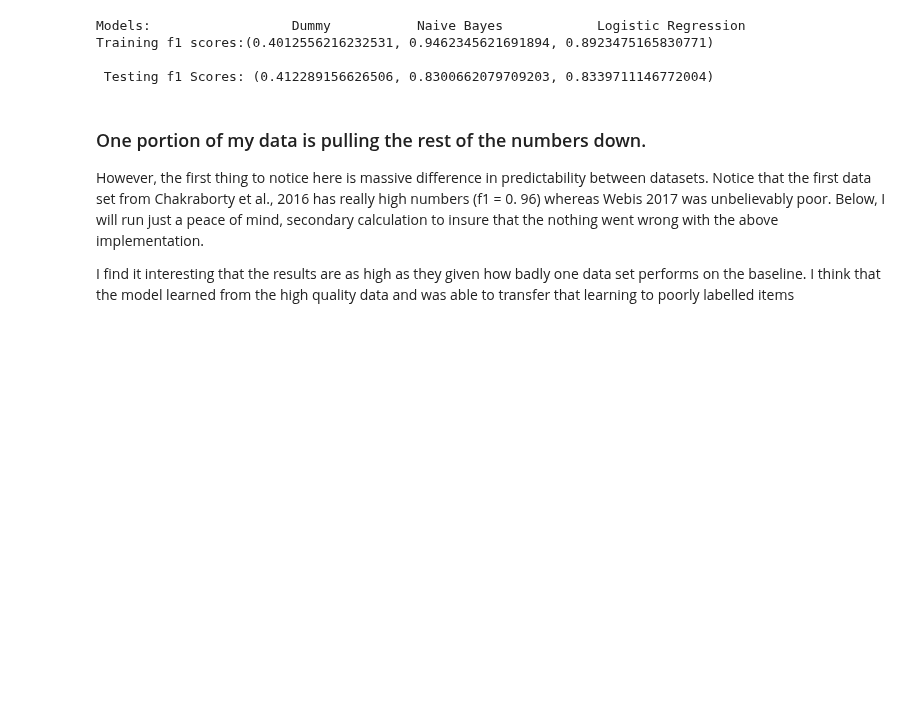
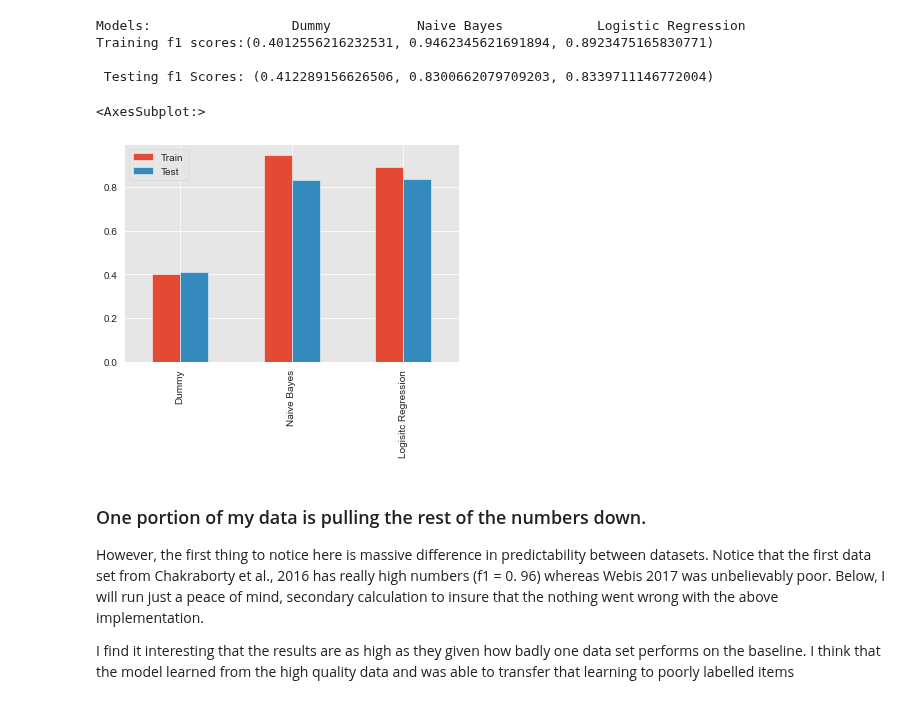
Before and after one commit to SlimHintz/bait-n-switch, a Jupyter notebook: bait-n-switch.ipynb, the cells around one changed output. Drawn from its saved outputs; the diff is of its cells as text; code cells hidden in the pictures; blank space fills up the shorter version.

```diff
--- a/bait-n-switch.ipynb
+++ b/bait-n-switch.ipynb
@@ -455,7 +451,7 @@ I will use tf-idf after a train test split in conjunction with a decision tree,
 Without any hyperparamater tuning, The baseline models perform quite poorly on f1 scores. However they do a good job relative to the dummy classifier. The best without any hyperparamater tuning was Logistic Regression. The advantage to Logistic Regression is that it will allow me to manually adjust the decision threshold.
 # %%
 # Baseline on only the Chakbroty data
-bayes1, log1 = modelling.run_baselines(df[df.dataset==1])
+bayes1, log1, scores1 = modelling.run_baselines(df[df.dataset==1])
 # %% [output]
 Models:                  Dummy           Naive Bayes            Logistic Regression
 Training f1 scores:(0.49992147008010046, 0.9930541929914061, 0.9816418977986172)
@@ -465,7 +461,7 @@ Training f1 scores:(0.49992147008010046, 0.9930541929914061, 0.9816418977986172)
 Working with the first dataset, it seems as thoughI can get really strong results right off of the mark.
 # %%
 # Baseline on only the Webis 2017 data
-bayes3, log3 = modelling.run_baselines(df[df.dataset==3])
+bayes3, log3, scores2 = modelling.run_baselines(df[df.dataset==3])
 # %% [output]
 Models:                  Dummy           Naive Bayes            Logistic Regression
 Training f1 scores:(0.24302736676705514, 0.3449913644214162, 0.3341268123782731)
@@ -474,12 +470,20 @@ Training f1 scores:(0.24302736676705514, 0.3449913644214162, 0.3341268123782731)
 # %% [markdown]
 However, dataset 3 (Webis 2017) produces terrible results in isolation. These results are terrible. Probably due to the fact that the data collection method were flawed. They asked the participants to select out of 5 how clickbaity the headline was. From my analysis this seemed to have fundamentally changed how people think about click bait due to the gross differences between the baseline models.
 # %%
-bayes, log = modelling.run_baselines(df)
+bayes, log, scores3 = modelling.run_baselines(df)
 # %% [output]
 Models:                  Dummy           Naive Bayes            Logistic Regression
 Training f1 scores:(0.4012556216232531, 0.9462345621691894, 0.8923475165830771)
 
  Testing f1 Scores: (0.412289156626506, 0.8300662079709203, 0.8339711146772004)
+# %%
+baseline = pd.DataFrame(scores3).T
+baseline.columns = ['Train', 'Test']
+baseline.index = ['Dummy', "Naive Bayes", "Logisitc Regression"]
+baseline.plot(kind='bar')
+# %% [output]
+<AxesSubplot:>
+[figure, added]
 # %% [markdown]
 ### One portion of my data is pulling the rest of the numbers down.
 
```
Also changed, not shown: parts of 11 cells of this notebook, 9 other files.
